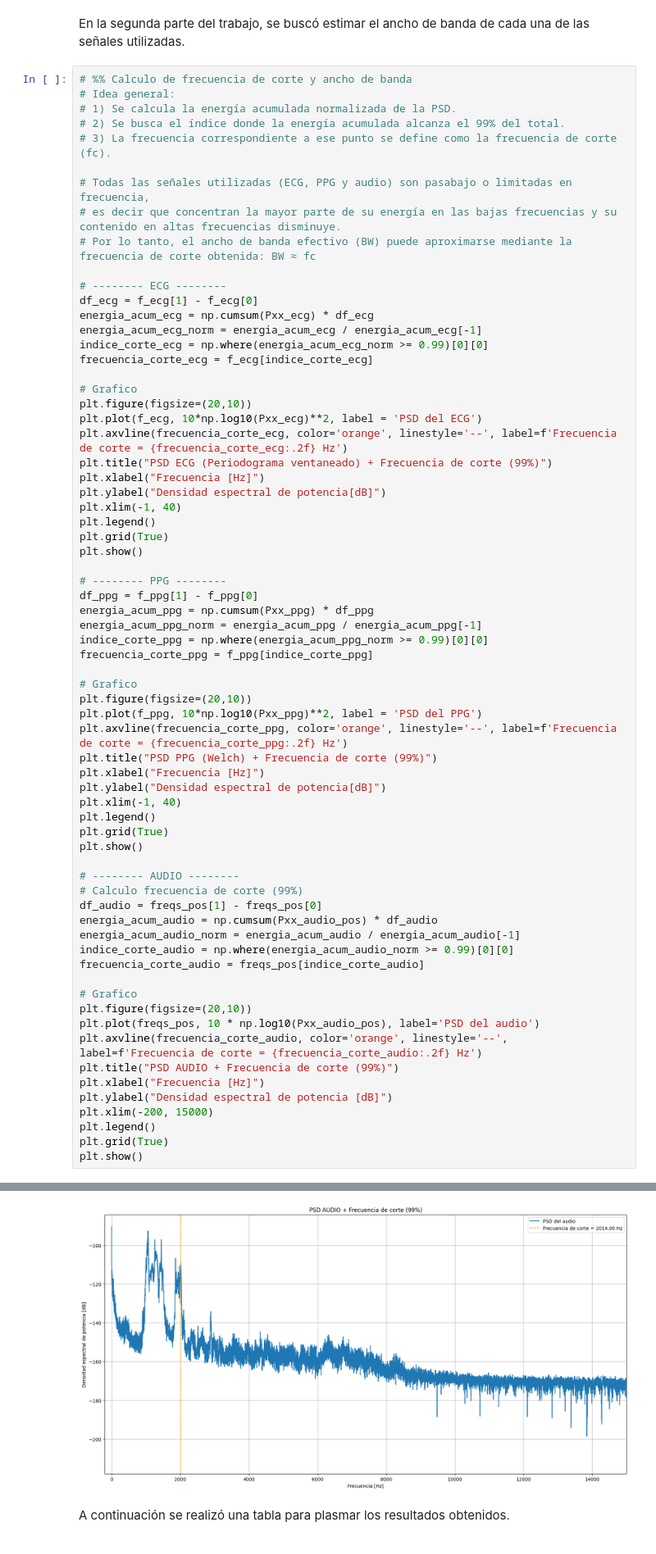
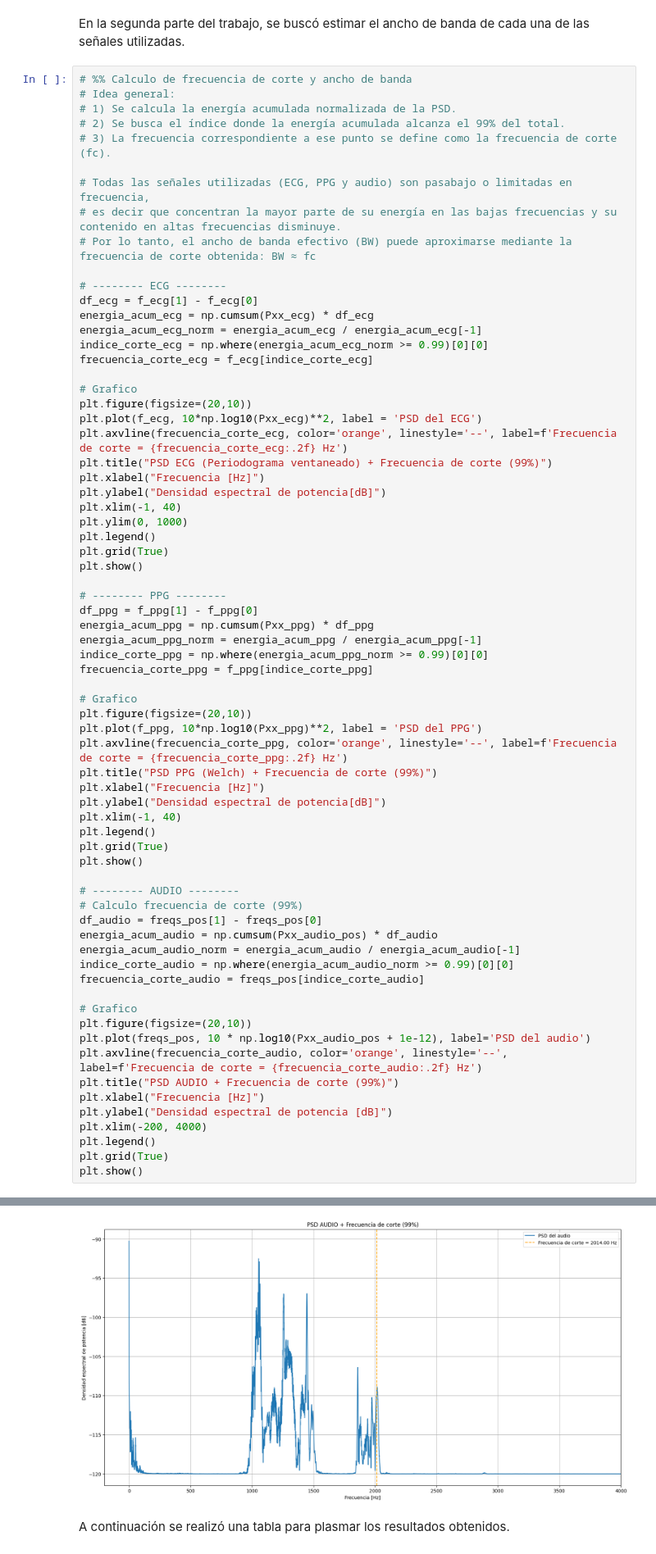
Before and after one commit to LolaPampin07/TS5, a Jupyter notebook: ts5.ipynb, the cells around one changed output, grey strips where cells are left out. Shown at 82% size. Saved outputs shown, nothing was run; the diff lists cells and outputs as text.

```diff
--- a/ts5.ipynb
+++ b/ts5.ipynb
@@ -290,6 +290,7 @@ plt.title("PSD ECG (Periodograma ventaneado) + Frecuencia de corte (99%)")
 plt.xlabel("Frecuencia [Hz]")
 plt.ylabel("Densidad espectral de potencia[dB]")
 plt.xlim(-1, 40)
+plt.ylim(0, 1000)
 plt.legend()
 plt.grid(True)
 plt.show()
@@ -323,12 +324,12 @@ frecuencia_corte_audio = freqs_pos[indice_corte_audio]
 
 # Grafico
 plt.figure(figsize=(20,10))
-plt.plot(freqs_pos, 10 * np.log10(Pxx_audio_pos), label='PSD del audio')
+plt.plot(freqs_pos, 10 * np.log10(Pxx_audio_pos + 1e-12), label='PSD del audio')
 plt.axvline(frecuencia_corte_audio, color='orange', linestyle='--', label=f'Frecuencia de corte = {frecuencia_corte_audio:.2f} Hz')
 plt.title("PSD AUDIO + Frecuencia de corte (99%)")
 plt.xlabel("Frecuencia [Hz]")
 plt.ylabel("Densidad espectral de potencia [dB]")
-plt.xlim(-200, 15000)
+plt.xlim(-200, 4000)
 plt.legend()
 plt.grid(True)
 plt.show()
@@ -337,5 +338,5 @@ plt.show()
 [figure]
-[figure, old version]
+[figure, new version]
 # %% [markdown]
 A continuación se realizó una tabla para plasmar los resultados obtenidos.
 # %%
```
Also changed, not shown: parts of 3 cells of this notebook, 1 other file.
